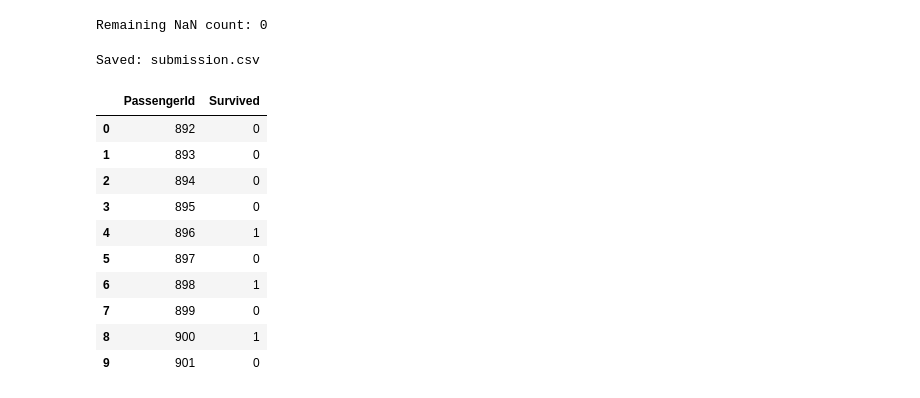
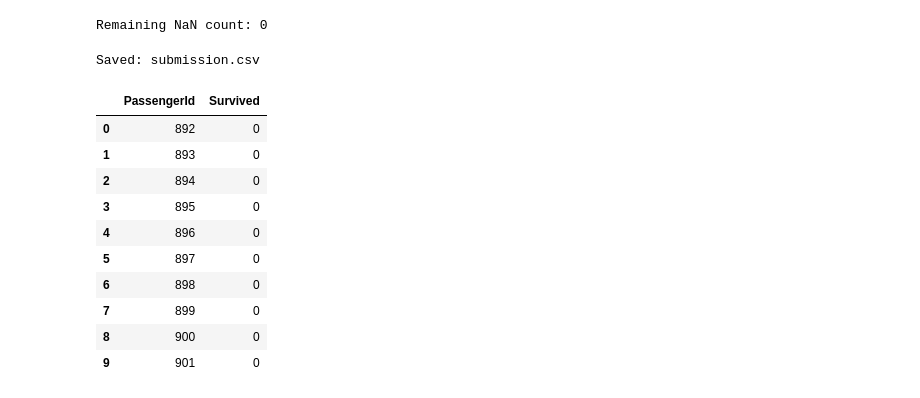
Before and after one commit to BrianBai093/Applied-ML, a Jupyter notebook: A1/A1.ipynb, the cells around one changed output. Cells and saved outputs as stored; diff of their text form; code cells hidden in the pictures.

```diff
--- a/A1/data_preprocessing.ipynb
+++ b/A1/A1.ipynb
@@ -467,4 +467,15 @@ print("Transformed X_valid shape:", Xva.shape)
 # %% [output]
 Transformed X_train shape: (712, 20)
 Transformed X_valid shape: (179, 20)
+# %%
+from sklearn.metrics import accuracy_score, confusion_matrix, classification_report
+
+def eval_binary(name, y_true, y_pred):
+    acc = accuracy_score(y_true, y_pred)
+    cm = confusion_matrix(y_true, y_pred)
+    print(f"\n=== {name} ===")
+    print("Accuracy:", round(acc, 4))
+    print("Confusion Matrix:\n", cm)
+    print("Classification Report:\n", classification_report(y_true, y_pred, digits=4))
+    return {"model": name, "accuracy": acc, "cm": cm}
 # %% [markdown]
@@ -492,9 +507,12 @@ Valid accuracy: 0.8324
 # %%
-from sklearn.metrics import confusion_matrix, classification_report
+results = []
 
-cm = confusion_matrix(y_valid, pred_valid)
-print("Confusion Matrix (valid):\n", cm)
-
-print("\nClassification Report (valid):")
-print(classification_report(y_valid, pred_valid, digits=4))
+for a in [1.0, 0.01]:
+    nb = Pipeline(steps=[
+        ("preprocess", preprocess_nb),
+        ("model", BernoulliNB(alpha=a))
+    ])
+    nb.fit(X_train, y_train)
+    pred_valid = nb.predict(X_valid)
+    results.append(eval_binary(f"BernoulliNB(alpha={a})", y_valid, pred_valid))
 # %% [output]
@@ -557,0 +565,13 @@ weighted avg     0.8224    0.8212    0.8217       179
+# %%
+from sklearn.linear_model import LinearRegression
+
+linreg = Pipeline(steps=[
+    ("preprocess", preprocess_linear),
+    ("model", LinearRegression())
+])
+
+linreg.fit(X_train, y_train)
+proba_valid = linreg.predict(X_valid)          # 连续值，当作“概率/分数”
+pred_valid = (proba_valid >= 0.5).astype(int)  # 阈值 0.5
+
+results.append(eval_binary("LinearRegression(th=0.5)", y_valid, pred_valid))
@@ -690,28 +780,28 @@ print("Remaining NaN count:", int(X_test.isna().sum().sum()))
 # %% [output]
 Remaining NaN count: 0
 # %%
-test_pred = clf_lr.predict(X_test).astype(int)
+test_pred = linreg.predict(X_test).astype(int)
 
 submission = pd.DataFrame({
     "PassengerId": test_work_df["PassengerId"],
     "Survived": test_pred
 })
 
 out_path = "submission.csv"
 submission.to_csv(out_path, index=False)
 
 print("Saved:", out_path)
 display(submission.head(10))
 # %% [output]
 Saved: submission.csv
 |  | PassengerId | Survived |
 | 0 | 892 | 0 |
 | 1 | 893 | 0 |
 | 2 | 894 | 0 |
 | 3 | 895 | 0 |
-| 4 | 896 | 1 |
+| 4 | 896 | 0 |
 | 5 | 897 | 0 |
-| 6 | 898 | 1 |
+| 6 | 898 | 0 |
 | 7 | 899 | 0 |
-| 8 | 900 | 1 |
+| 8 | 900 | 0 |
 | 9 | 901 | 0 |
```
Also changed, not shown: parts of 12 cells of this notebook, 1 other file.
